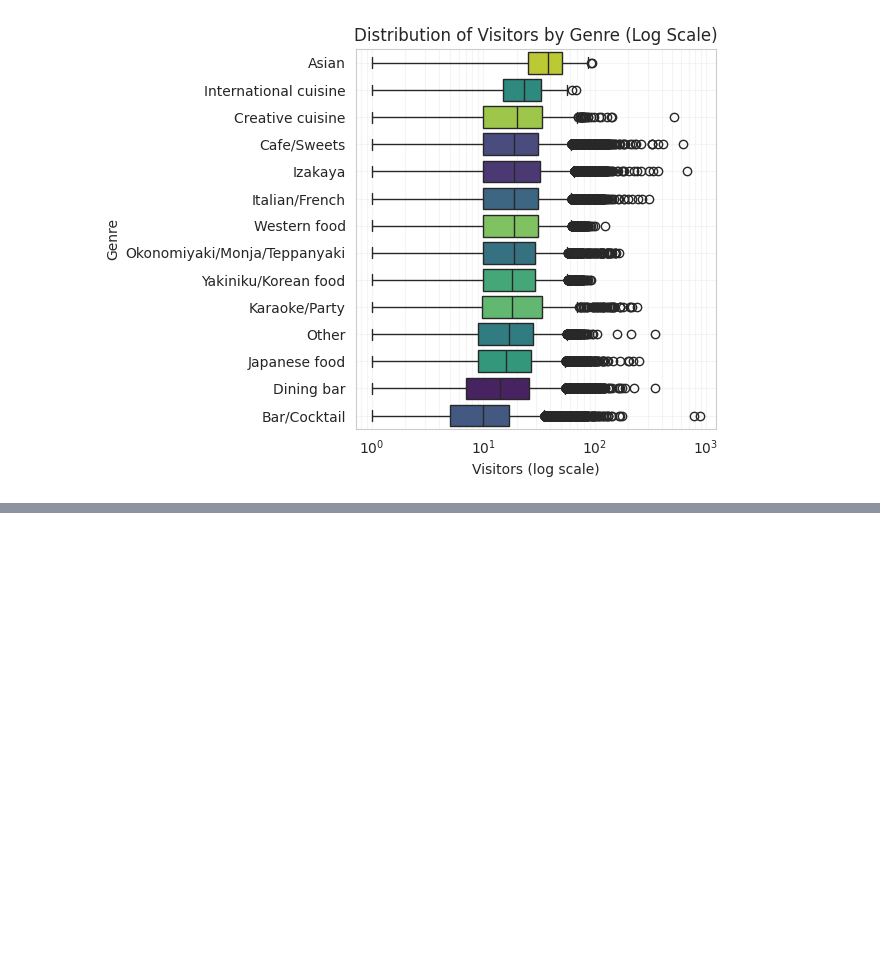
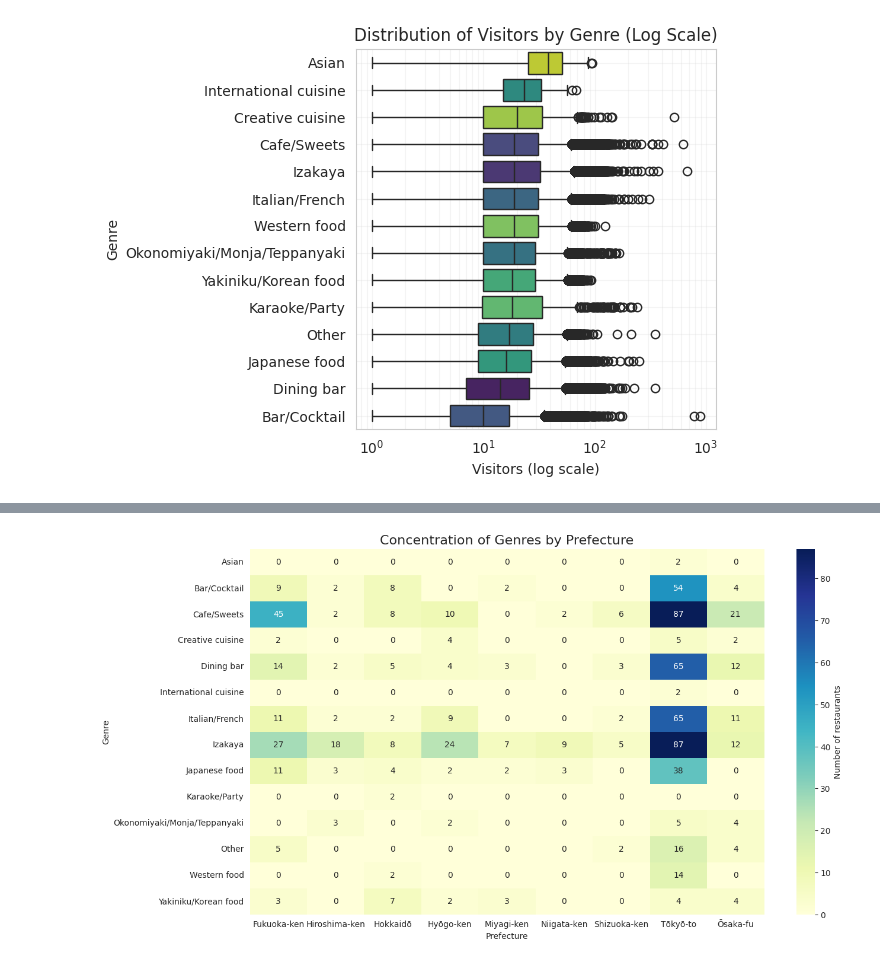
Before and after one commit to alxdrzd/restaurant-visitor-eda, a Jupyter notebook: notebooks/01_eda.ipynb, the cells around one changed output, grey strips where cells are left out. Cells and saved outputs as stored; diff of their text form; code cells hidden in the pictures; blank space fills up the shorter version.

```diff
--- a/notebooks/01_eda.ipynb
+++ b/notebooks/01_eda.ipynb
@@ -185,0 +195,6 @@ Passing `palette` without assigning `hue` is deprecated and will be removed in v
+# %%
+from restaurant_visitor_eda.plots import plot_genre_prefecture_heatmap
+
+plot_genre_prefecture_heatmap(df=df_air_store_info)
+# %% [output]
+[figure, added]
```
Also changed, not shown: parts of 5 cells of this notebook.
